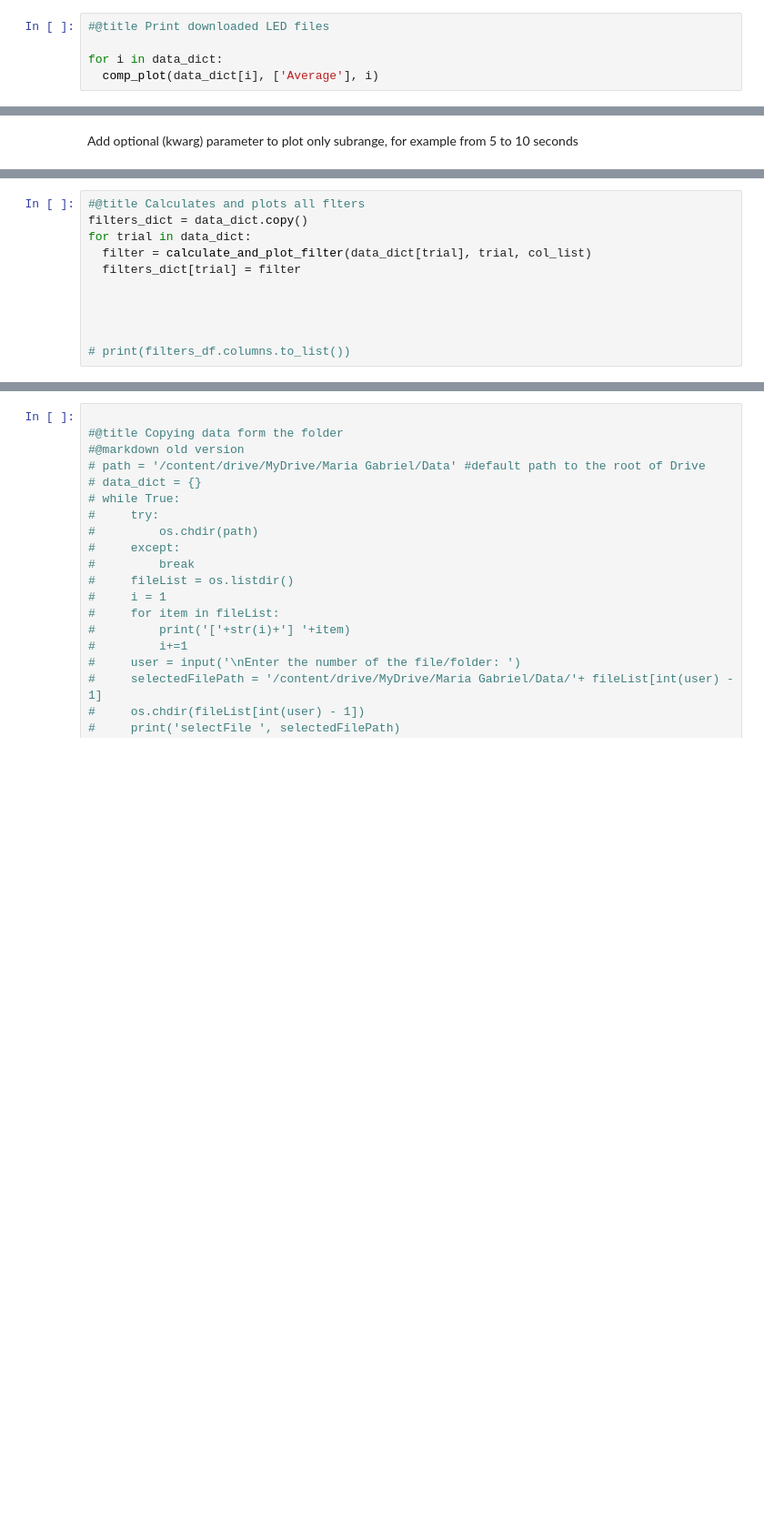
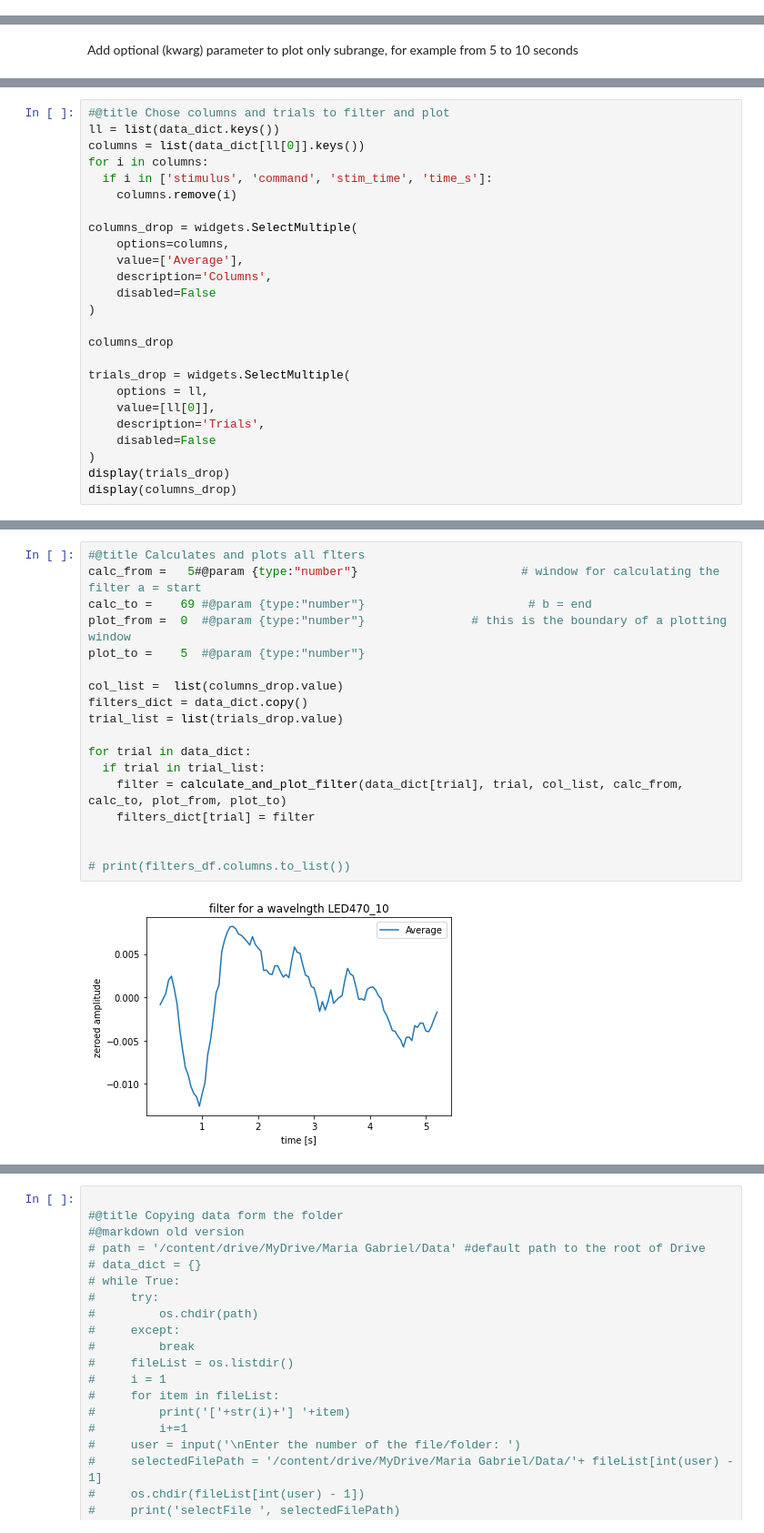
Before and after one commit to Maryush9/y2_2022, a Jupyter notebook: experiment_data_analysis.ipynb, the cells around one changed output, grey strips where cells are left out. Shown at 91% size. Cells and saved outputs as stored; diff of their text form; blank space fills up the shorter version.

Commit message:
done file chosing and column chosing. Continuing with the graphing all together

```diff
--- a/experiment_data_analysis.ipynb
+++ b/experiment_data_analysis.ipynb
@@ -57,5 +56,0 @@ interactive(children=(Dropdown(description='Select folder :', options=('071522 P
-# %%
-#@title Print downloaded LED files
-
-for i in data_dict:
-  comp_plot(data_dict[i], ['Average'], i)
@@ -276,0 +249,25 @@ def plot_filter(filter, xt, plot_ft, col_list, name):
+# %%
+#@title Chose columns and trials to filter and plot
+ll = list(data_dict.keys())
+columns = list(data_dict[ll[0]].keys())
+for i in columns:
+  if i in ['stimulus', 'command', 'stim_time', 'time_s']:
+    columns.remove(i)
+
+columns_drop = widgets.SelectMultiple(
+    options=columns,
+    value=['Average'],
+    description='Columns',
+    disabled=False
+)
+
+columns_drop
+
+trials_drop = widgets.SelectMultiple(
+    options = ll,
+    value=[ll[0]],
+    description='Trials',
+    disabled=False
+)
+display(trials_drop)
+display(columns_drop)
@@ -277,11 +277,20 @@ def plot_filter(filter, xt, plot_ft, col_list, name):
 # %%
 #@title Calculates and plots all flters
+calc_from =   5#@param {type:"number"}                       # window for calculating the filter a = start
+calc_to =    69 #@param {type:"number"}                       # b = end
+plot_from =  0  #@param {type:"number"}               # this is the boundary of a plotting window
+plot_to =    5  #@param {type:"number"}
+
+col_list =  list(columns_drop.value)
 filters_dict = data_dict.copy()
+trial_list = list(trials_drop.value)
+
 for trial in data_dict:
-  filter = calculate_and_plot_filter(data_dict[trial], trial, col_list)
-  filters_dict[trial] = filter
-
-
+  if trial in trial_list:
+    filter = calculate_and_plot_filter(data_dict[trial], trial, col_list, calc_from, calc_to, plot_from, plot_to)
+    filters_dict[trial] = filter
 
 
 # print(filters_df.columns.to_list())
+# %% [output]
+[figure, added]
```
Also changed, not shown: parts of 26 cells of this notebook.
